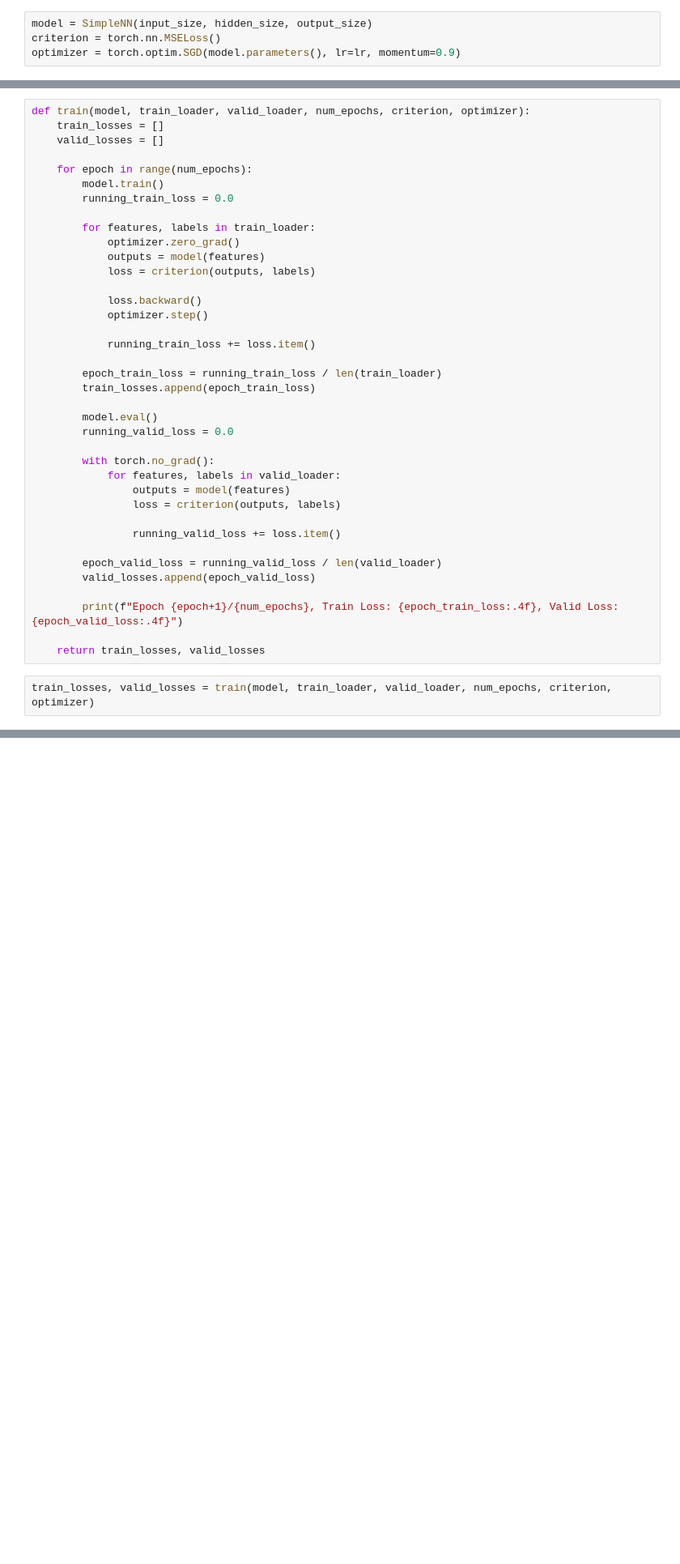
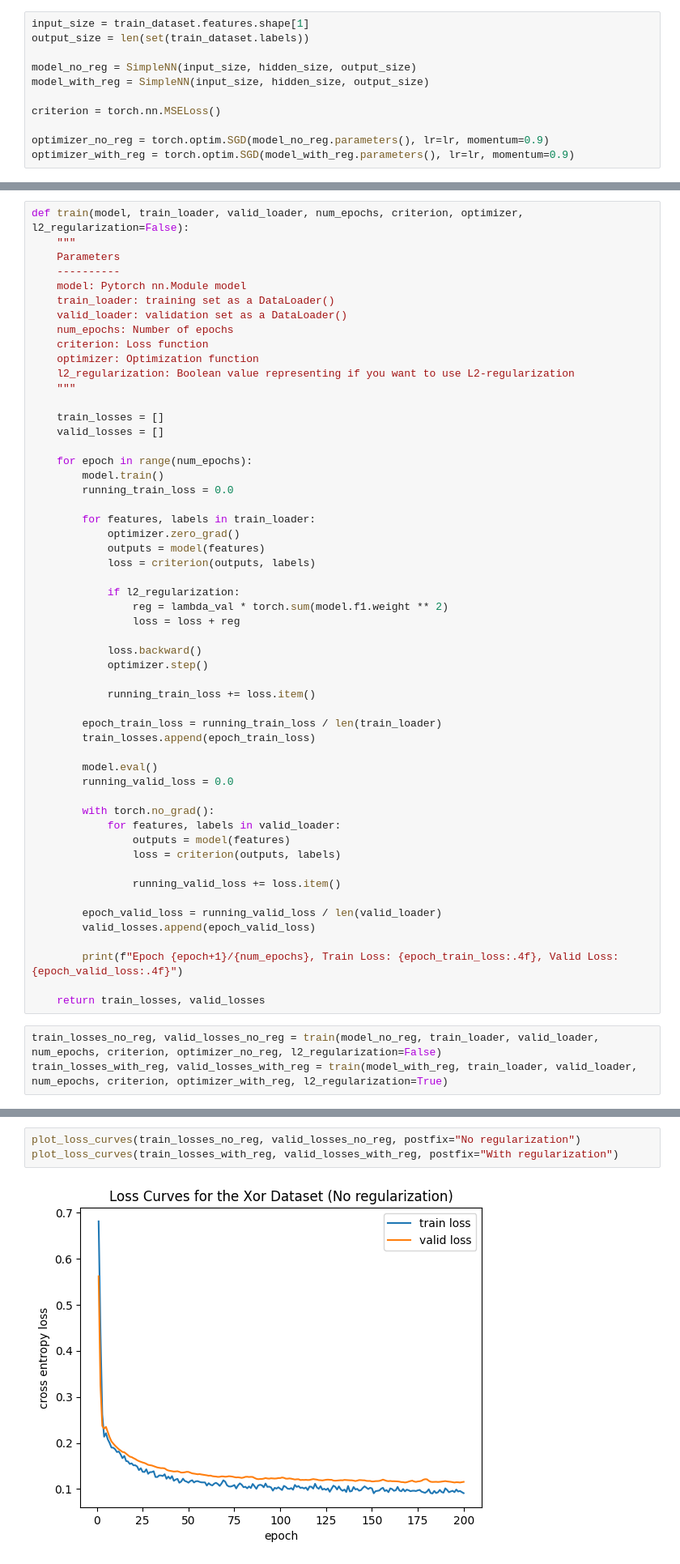
Before and after one commit to Pmcslarrow/hw_3_ml, a Jupyter notebook: p2.ipynb, the cells around one changed output, grey strips where cells are left out. Shown at 81% size. Drawn from its saved outputs; the diff is of its cells as text; blank space fills up the shorter version.

```diff
--- a/p2.ipynb
+++ b/p2.ipynb
@@ -81,5 +81,12 @@ output_size = len(set(train_dataset.labels))
 # %%
-model = SimpleNN(input_size, hidden_size, output_size)
+input_size = train_dataset.features.shape[1]
+output_size = len(set(train_dataset.labels))
+
+model_no_reg = SimpleNN(input_size, hidden_size, output_size)
+model_with_reg = SimpleNN(input_size, hidden_size, output_size)
+
 criterion = torch.nn.MSELoss()
-optimizer = torch.optim.SGD(model.parameters(), lr=lr, momentum=0.9)
+
+optimizer_no_reg = torch.optim.SGD(model_no_reg.parameters(), lr=lr, momentum=0.9)
+optimizer_with_reg = torch.optim.SGD(model_with_reg.parameters(), lr=lr, momentum=0.9)
 # %% [markdown]
@@ -87,5 +94,17 @@ optimizer = torch.optim.SGD(model.parameters(), lr=lr, momentum=0.9)
 # %%
-def train(model, train_loader, valid_loader, num_epochs, criterion, optimizer):
+def train(model, train_loader, valid_loader, num_epochs, criterion, optimizer, l2_regularization=False):
+    """
+    Parameters
+    ----------
+    model: Pytorch nn.Module model
+    train_loader: training set as a DataLoader()
+    valid_loader: validation set as a DataLoader()
+    num_epochs: Number of epochs
+    criterion: Loss function
+    optimizer: Optimization function
+    l2_regularization: Boolean value representing if you want to use L2-regularization
+    """
+
     train_losses = []
     valid_losses = []
 
@@ -97,6 +116,10 @@ def train(model, train_loader, valid_loader, num_epochs, criterion, optimizer):
             optimizer.zero_grad()
             outputs = model(features)
             loss = criterion(outputs, labels)
+
+            if l2_regularization:
+                reg = lambda_val * torch.sum(model.f1.weight ** 2)
+                loss = loss + reg
 
             loss.backward()
             optimizer.step()
@@ -122,5 +145,6 @@ def train(model, train_loader, valid_loader, num_epochs, criterion, optimizer):
         print(f"Epoch {epoch+1}/{num_epochs}, Train Loss: {epoch_train_loss:.4f}, Valid Loss: {epoch_valid_loss:.4f}")
 
     return train_losses, valid_losses
-# %%
-train_losses, valid_losses = train(model, train_loader, valid_loader, num_epochs, criterion, optimizer)
+# %%
+train_losses_no_reg, valid_losses_no_reg = train(model_no_reg, train_loader, valid_loader, num_epochs, criterion, optimizer_no_reg, l2_regularization=False)
+train_losses_with_reg, valid_losses_with_reg = train(model_with_reg, train_loader, valid_loader, num_epochs, criterion, optimizer_with_reg, l2_regularization=True)
@@ -208,0 +240,5 @@ plt.show()
+# %%
+plot_loss_curves(train_losses_no_reg, valid_losses_no_reg, postfix="No regularization")
+plot_loss_curves(train_losses_with_reg, valid_losses_with_reg, postfix="With regularization")
+# %% [output]
+[figure, added]
```
Also changed, not shown: parts of 25 cells of this notebook, 1 other file.
